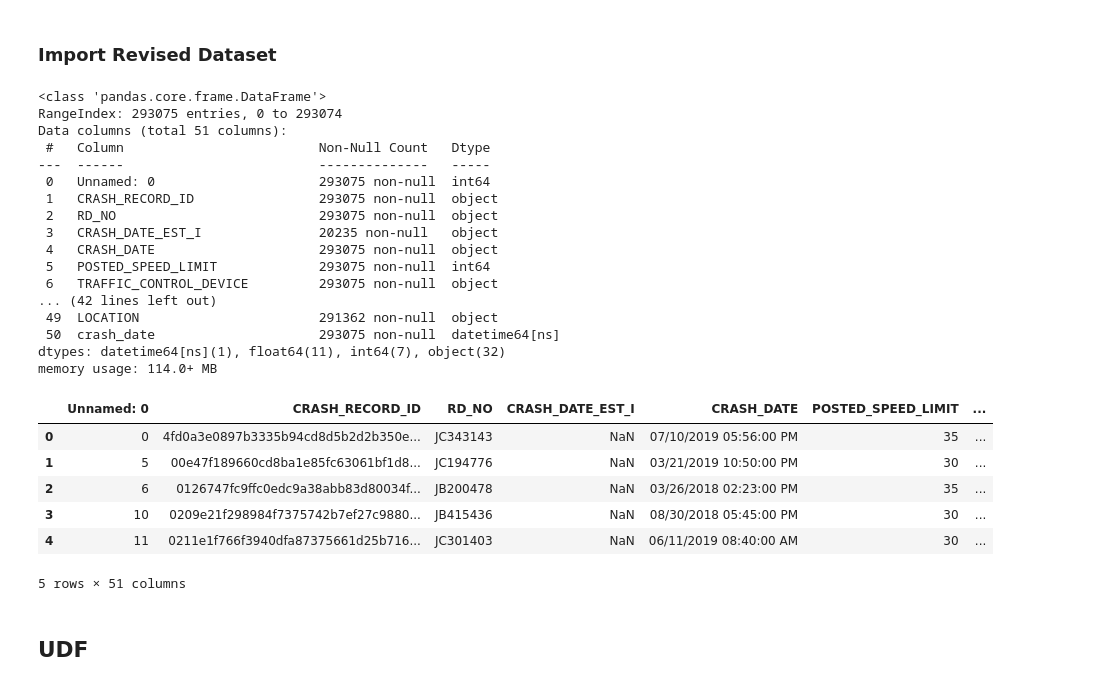
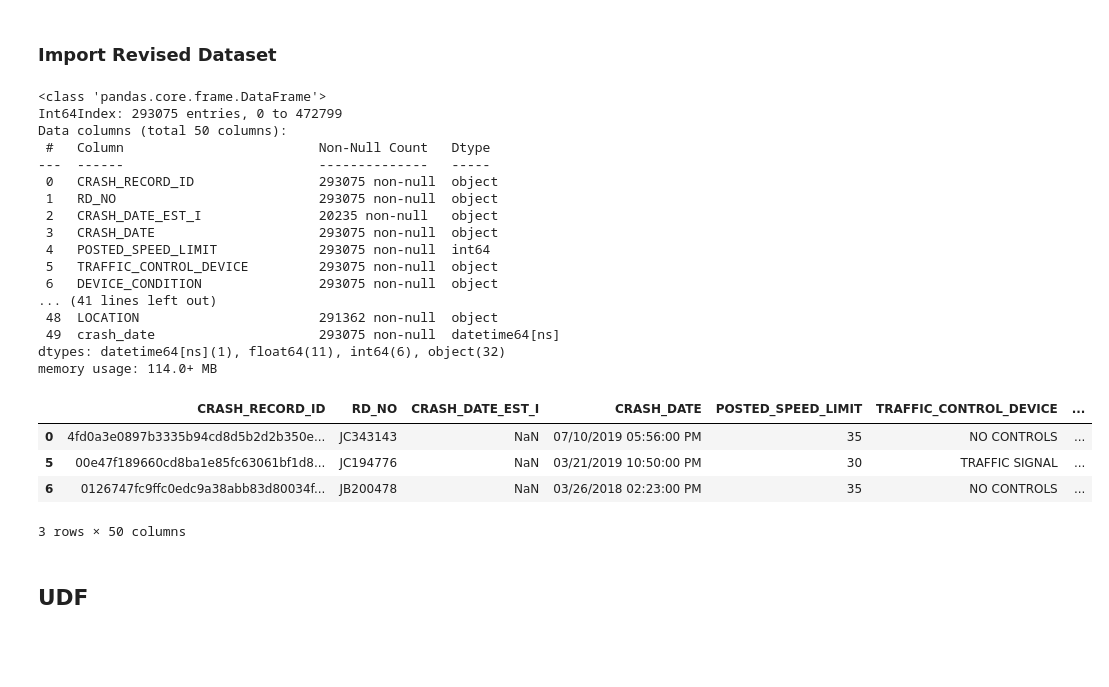
Before and after one commit to Morgan-Sell/chicago-traffic-safety, a Jupyter notebook: eda_feature_engineer.ipynb, the cells around one changed output. Cells and saved outputs as stored; diff of their text form; code cells hidden in the pictures; blank space fills up the shorter version.

```diff
--- a/eda_feature_engineer.ipynb
+++ b/eda_feature_engineer.ipynb
@@ -28,37 +33,35 @@ from datetime import datetime
 # %% [markdown]
 ### Import Revised Dataset
 # %%
-accidents = pd.read_csv('data/chi_traffic_accidents_sub.csv', parse_dates=['crash_date'])
+accidents = pd.read_csv('data/chi_traffic_accidents_sub.csv', parse_dates=['crash_date'], index_col=0)
 # %%
 accidents.info()
 # %% [output]
 <class 'pandas.core.frame.DataFrame'>
-RangeIndex: 293075 entries, 0 to 293074
-Data columns (total 51 columns):
+Int64Index: 293075 entries, 0 to 472799
+Data columns (total 50 columns):
  #   Column                         Non-Null Count   Dtype
 ---  ------                         --------------   -----
- 0   Unnamed: 0                     293075 non-null  int64
- 1   CRASH_RECORD_ID                293075 non-null  object
- 2   RD_NO                          293075 non-null  object
- 3   CRASH_DATE_EST_I               20235 non-null   object
- 4   CRASH_DATE                     293075 non-null  object
- 5   POSTED_SPEED_LIMIT             293075 non-null  int64
- 6   TRAFFIC_CONTROL_DEVICE         293075 non-null  object
-... (42 lines left out)
- 49  LOCATION                       291362 non-null  object
- 50  crash_date                     293075 non-null  datetime64[ns]
-dtypes: datetime64[ns](1), float64(11), int64(7), object(32)
+ 0   CRASH_RECORD_ID                293075 non-null  object
+ 1   RD_NO                          293075 non-null  object
+ 2   CRASH_DATE_EST_I               20235 non-null   object
+ 3   CRASH_DATE                     293075 non-null  object
+ 4   POSTED_SPEED_LIMIT             293075 non-null  int64
+ 5   TRAFFIC_CONTROL_DEVICE         293075 non-null  object
+ 6   DEVICE_CONDITION               293075 non-null  object
+... (41 lines left out)
+ 48  LOCATION                       291362 non-null  object
+ 49  crash_date                     293075 non-null  datetime64[ns]
+dtypes: datetime64[ns](1), float64(11), int64(6), object(32)
 memory usage: 114.0+ MB
 # %%
-accidents.head()
+accidents.head(3)
 # %% [output]
-|  | Unnamed: 0 | CRASH_RECORD_ID | RD_NO | CRASH_DATE_EST_I | CRASH_DATE | POSTED_SPEED_LIMIT | ... |
-| 0 | 0 | 4fd0a3e0897b3335b94cd8d5b2d2b350e... | JC343143 | NaN | 07/10/2019 05:56:00 PM | 35 | ... |
-| 1 | 5 | 00e47f189660cd8ba1e85fc63061bf1d8... | JC194776 | NaN | 03/21/2019 10:50:00 PM | 30 | ... |
-| 2 | 6 | 0126747fc9ffc0edc9a38abb83d80034f... | JB200478 | NaN | 03/26/2018 02:23:00 PM | 35 | ... |
-| 3 | 10 | 0209e21f298984f7375742b7ef27c9880... | JB415436 | NaN | 08/30/2018 05:45:00 PM | 30 | ... |
-| 4 | 11 | 0211e1f766f3940dfa87375661d25b716... | JC301403 | NaN | 06/11/2019 08:40:00 AM | 30 | ... |
+|  | CRASH_RECORD_ID | RD_NO | CRASH_DATE_EST_I | CRASH_DATE | POSTED_SPEED_LIMIT | TRAFFIC_CONTROL_DEVICE | ... |
+| 0 | 4fd0a3e0897b3335b94cd8d5b2d2b350e... | JC343143 | NaN | 07/10/2019 05:56:00 PM | 35 | NO CONTROLS | ... |
+| 5 | 00e47f189660cd8ba1e85fc63061bf1d8... | JC194776 | NaN | 03/21/2019 10:50:00 PM | 30 | TRAFFIC SIGNAL | ... |
+| 6 | 0126747fc9ffc0edc9a38abb83d80034f... | JB200478 | NaN | 03/26/2018 02:23:00 PM | 35 | NO CONTROLS | ... |
-5 rows × 51 columns
+3 rows × 50 columns
 # %% [markdown]
 ## UDF
 # %%
```
Also changed, not shown: parts of 23 cells of this notebook, 2 other files.
